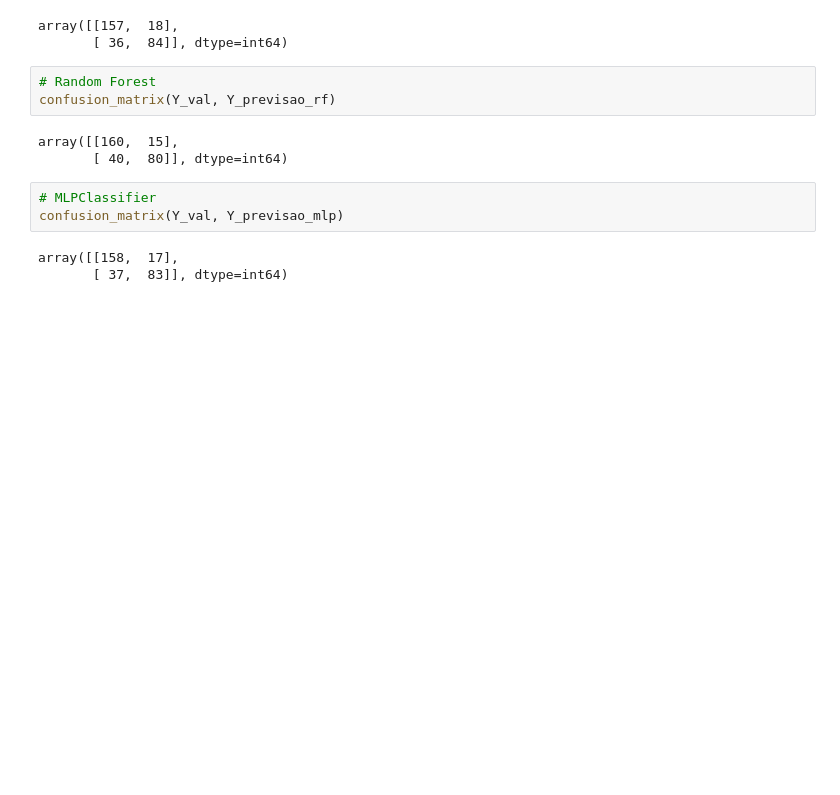
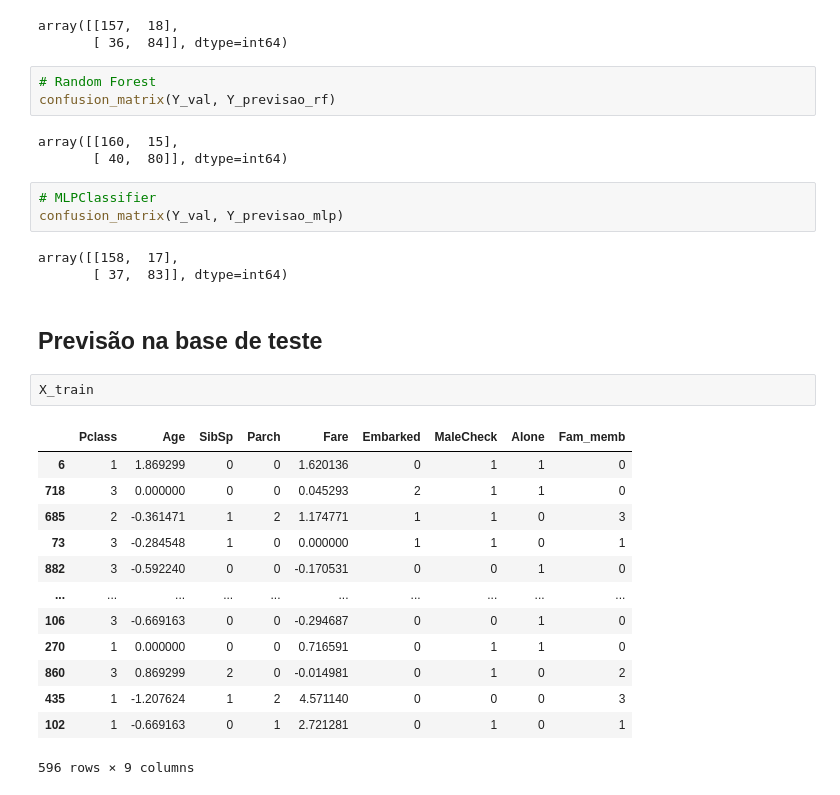
Before and after one commit to gluna777/analise_titanic, a Jupyter notebook: analise_titanic5.ipynb, the cells around one changed output. Cells and saved outputs as stored; diff of their text form; blank space fills up the shorter version.

Commit message:
Realizando previsão na base de teste

```diff
--- a/analise_titanic5.ipynb
+++ b/analise_titanic5.ipynb
@@ -428,3 +428,21 @@ confusion_matrix(Y_val, Y_previsao_mlp)
 # %% [output]
 array([[158,  17],
        [ 37,  83]], dtype=int64)
+# %% [markdown]
+## Previsão na base de teste
+# %%
+X_train
+# %% [output]
+|  | Pclass | Age | SibSp | Parch | Fare | Embarked | MaleCheck | Alone | Fam_memb |
+| 6 | 1 | 1.869299 | 0 | 0 | 1.620136 | 0 | 1 | 1 | 0 |
+| 718 | 3 | 0.000000 | 0 | 0 | 0.045293 | 2 | 1 | 1 | 0 |
+| 685 | 2 | -0.361471 | 1 | 2 | 1.174771 | 1 | 1 | 0 | 3 |
+| 73 | 3 | -0.284548 | 1 | 0 | 0.000000 | 1 | 1 | 0 | 1 |
+| 882 | 3 | -0.592240 | 0 | 0 | -0.170531 | 0 | 0 | 1 | 0 |
+| ... | ... | ... | ... | ... | ... | ... | ... | ... | ... |
+| 106 | 3 | -0.669163 | 0 | 0 | -0.294687 | 0 | 0 | 1 | 0 |
+| 270 | 1 | 0.000000 | 0 | 0 | 0.716591 | 0 | 1 | 1 | 0 |
+| 860 | 3 | 0.869299 | 2 | 0 | -0.014981 | 0 | 1 | 0 | 2 |
+| 435 | 1 | -1.207624 | 1 | 2 | 4.571140 | 0 | 0 | 0 | 3 |
+| 102 | 1 | -0.669163 | 0 | 1 | 2.721281 | 0 | 1 | 0 | 1 |
+596 rows × 9 columns
```
Also changed, not shown: parts of 2 cells of this notebook.
